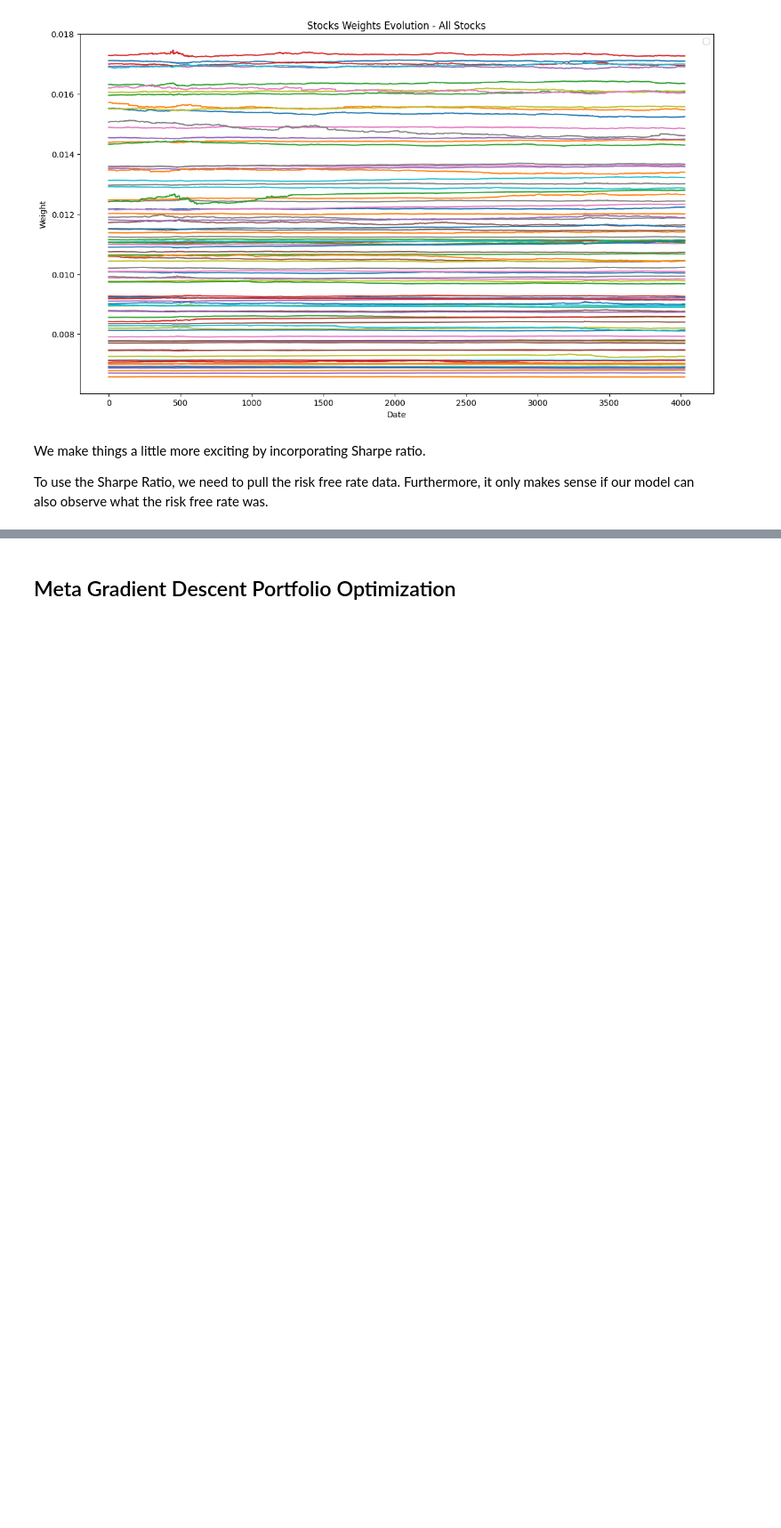
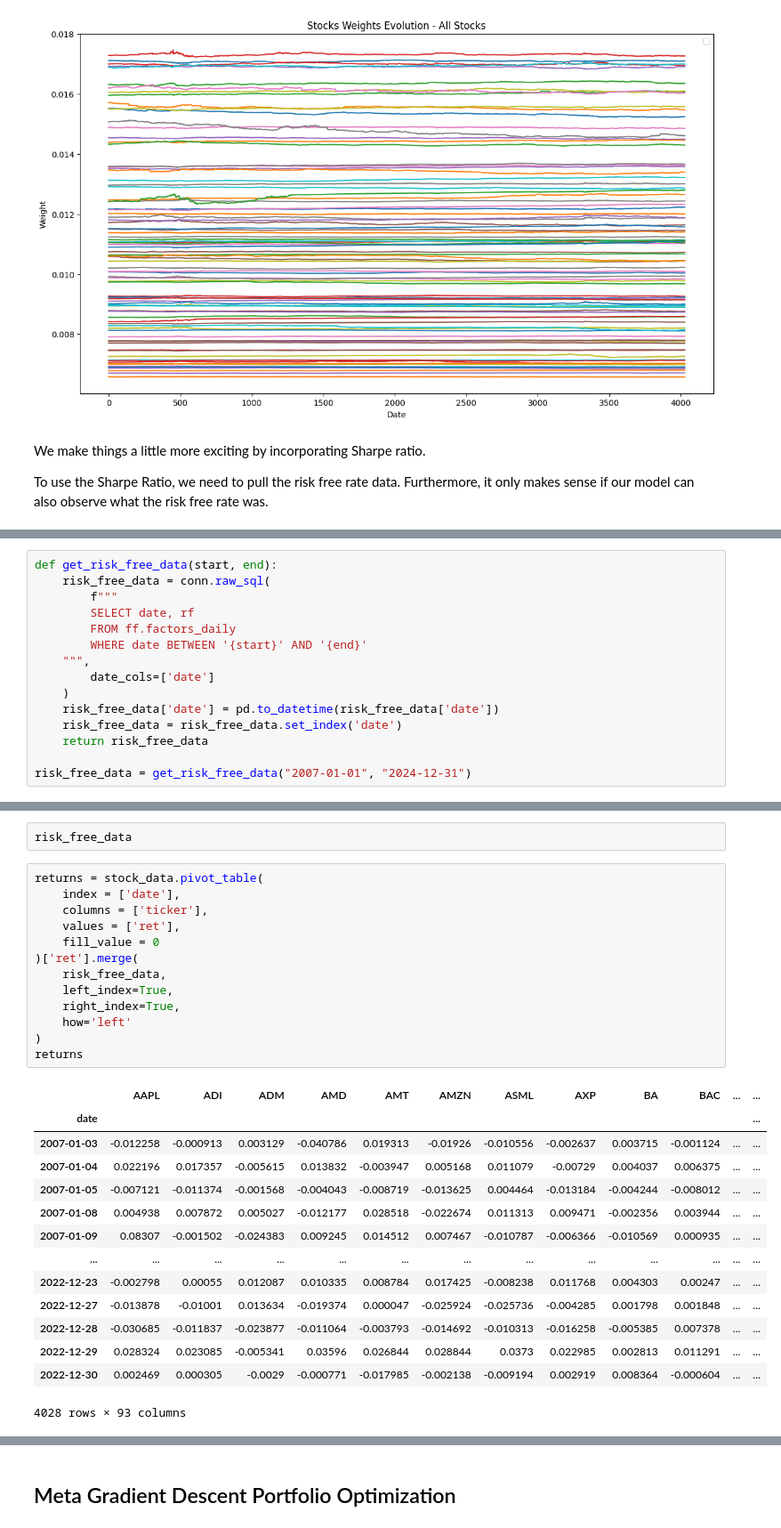
Before and after one commit to dhruv575/PRISM, a Jupyter notebook: notebooks/Online_Gradient_Descent - Week 11 Notebook.ipynb, the cells around one changed output, grey strips where cells are left out. Shown at 89% size. Drawn from its saved outputs; the diff is of its cells as text; blank space fills up the shorter version.

```diff
--- a/notebooks/Online_Gradient_Descent - Week 11 Notebook.ipynb
+++ b/notebooks/Online_Gradient_Descent - Week 11 Notebook.ipynb
@@ -948,0 +946,15 @@ To use the Sharpe Ratio, we need to pull the risk free rate data. Furthermore, i
+# %%
+def get_risk_free_data(start, end):
+    risk_free_data = conn.raw_sql(
+        f"""
+        SELECT date, rf
+        FROM ff.factors_daily
+        WHERE date BETWEEN '{start}' AND '{end}'
+    """,
+        date_cols=['date']
+    )
+    risk_free_data['date'] = pd.to_datetime(risk_free_data['date'])
+    risk_free_data = risk_free_data.set_index('date')
+    return risk_free_data
+
+risk_free_data = get_risk_free_data("2007-01-01", "2024-12-31")
@@ -948,0 +985,30 @@ To use the Sharpe Ratio, we need to pull the risk free rate data. Furthermore, i
+# %%
+risk_free_data
+# %%
+returns = stock_data.pivot_table(
+    index = ['date'],
+    columns = ['ticker'],
+    values = ['ret'],
+    fill_value = 0
+)['ret'].merge(
+    risk_free_data,
+    left_index=True,
+    right_index=True,
+    how='left'
+)
+returns
+# %% [output]
+|  | AAPL | ADI | ADM | AMD | AMT | AMZN | ASML | AXP | BA | BAC | ... | ... |
+| date |  |  |  |  |  |  |  |  |  |  |  | ... |
+| 2007-01-03 | -0.012258 | -0.000913 | 0.003129 | -0.040786 | 0.019313 | -0.01926 | -0.010556 | -0.002637 | 0.003715 | -0.001124 | ... | ... |
+| 2007-01-04 | 0.022196 | 0.017357 | -0.005615 | 0.013832 | -0.003947 | 0.005168 | 0.011079 | -0.00729 | 0.004037 | 0.006375 | ... | ... |
+| 2007-01-05 | -0.007121 | -0.011374 | -0.001568 | -0.004043 | -0.008719 | -0.013625 | 0.004464 | -0.013184 | -0.004244 | -0.008012 | ... | ... |
+| 2007-01-08 | 0.004938 | 0.007872 | 0.005027 | -0.012177 | 0.028518 | -0.022674 | 0.011313 | 0.009471 | -0.002356 | 0.003944 | ... | ... |
+| 2007-01-09 | 0.08307 | -0.001502 | -0.024383 | 0.009245 | 0.014512 | 0.007467 | -0.010787 | -0.006366 | -0.010569 | 0.000935 | ... | ... |
+| ... | ... | ... | ... | ... | ... | ... | ... | ... | ... | ... | ... | ... |
+| 2022-12-23 | -0.002798 | 0.00055 | 0.012087 | 0.010335 | 0.008784 | 0.017425 | -0.008238 | 0.011768 | 0.004303 | 0.00247 | ... | ... |
+| 2022-12-27 | -0.013878 | -0.01001 | 0.013634 | -0.019374 | 0.000047 | -0.025924 | -0.025736 | -0.004285 | 0.001798 | 0.001848 | ... | ... |
+| 2022-12-28 | -0.030685 | -0.011837 | -0.023877 | -0.011064 | -0.003793 | -0.014692 | -0.010313 | -0.016258 | -0.005385 | 0.007378 | ... | ... |
+| 2022-12-29 | 0.028324 | 0.023085 | -0.005341 | 0.03596 | 0.026844 | 0.028844 | 0.0373 | 0.022985 | 0.002813 | 0.011291 | ... | ... |
+| 2022-12-30 | 0.002469 | 0.000305 | -0.0029 | -0.000771 | -0.017985 | -0.002138 | -0.009194 | 0.002919 | 0.008364 | -0.000604 | ... | ... |
+4028 rows × 93 columns
```
Also changed, not shown: parts of 15 cells of this notebook.
